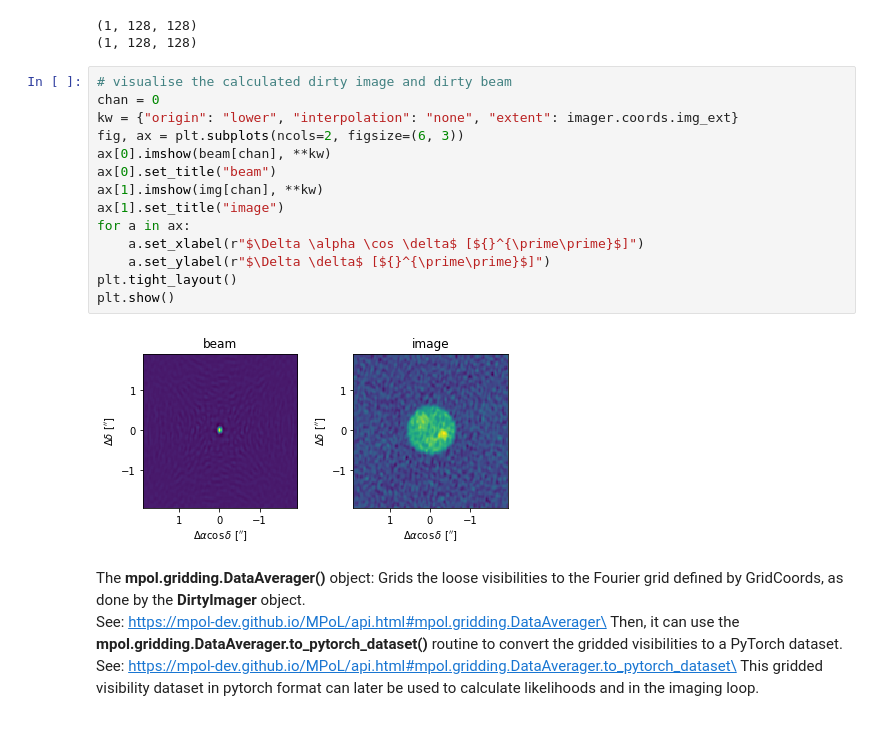
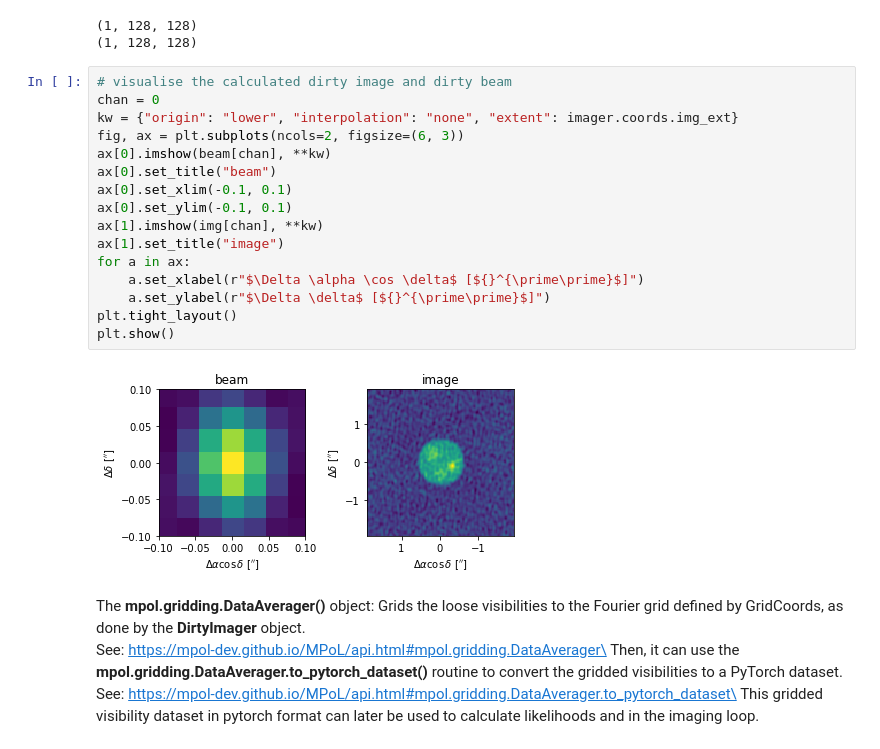
Before and after one commit to behzadarbab/Machine-Learning-Imaging, a Jupyter notebook: scripts/RML_imaging_MPol.ipynb, the cells around one changed output. Drawn from its saved outputs; the diff is of its cells as text.

```diff
--- a/scripts/RML_imaging_MPol.ipynb
+++ b/scripts/RML_imaging_MPol.ipynb
@@ -417,19 +417,21 @@ print(img.shape)
 # %%
 # visualise the calculated dirty image and dirty beam
 chan = 0
 kw = {"origin": "lower", "interpolation": "none", "extent": imager.coords.img_ext}
 fig, ax = plt.subplots(ncols=2, figsize=(6, 3))
 ax[0].imshow(beam[chan], **kw)
 ax[0].set_title("beam")
+ax[0].set_xlim(-0.1, 0.1)
+ax[0].set_ylim(-0.1, 0.1)
 ax[1].imshow(img[chan], **kw)
 ax[1].set_title("image")
 for a in ax:
     a.set_xlabel(r"$\Delta \alpha \cos \delta$ [${}^{\prime\prime}$]")
     a.set_ylabel(r"$\Delta \delta$ [${}^{\prime\prime}$]")
 plt.tight_layout()
 plt.show()
 # %% [output]
-[figure, old version]
+[figure, new version]
 # %% [markdown]
 The **mpol.gridding.DataAverager()** object:
 Grids the loose visibilities to the Fourier grid defined by GridCoords, as done by the **DirtyImager** object.\
```
Also changed, not shown: parts of 11 cells of this notebook, 36 other files.
